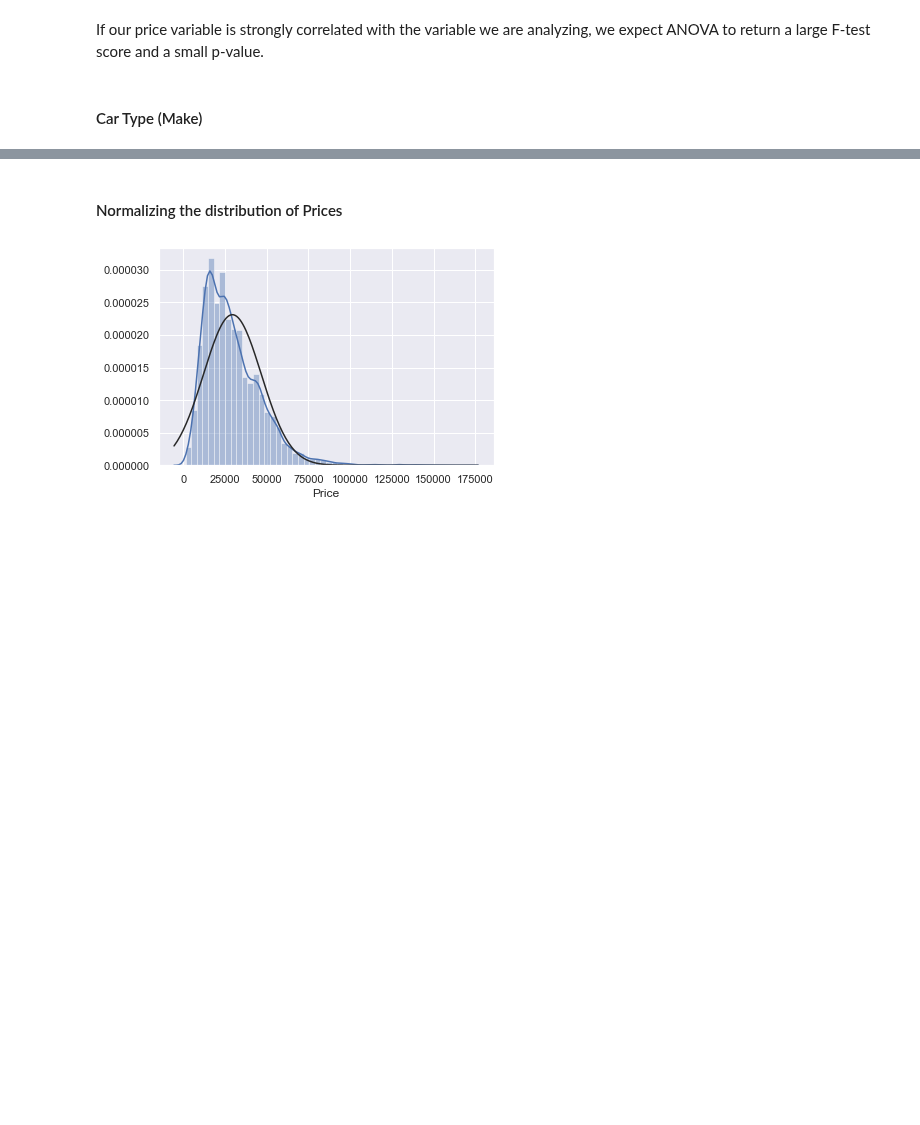
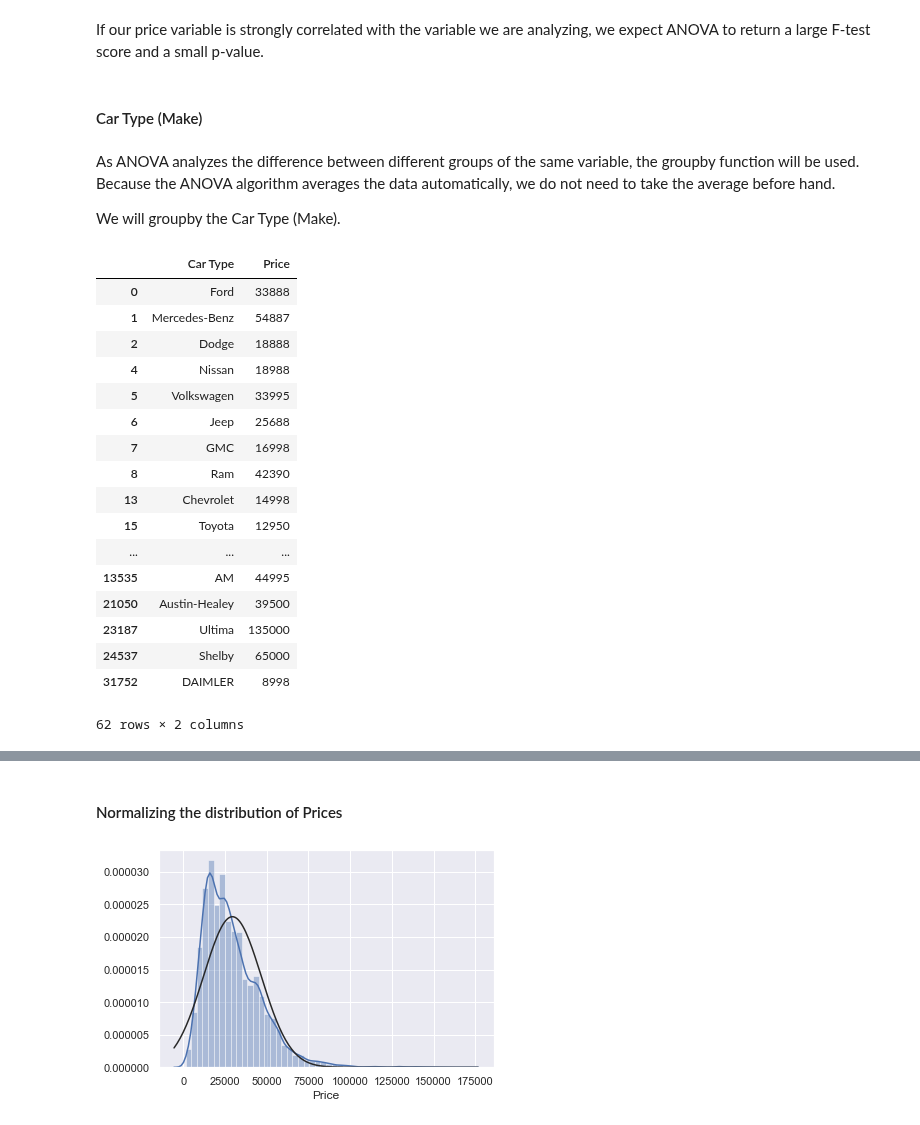
Before and after one commit to kavehamini/Used-Car-Price-Predictor, a Jupyter notebook: Analysis, Cleaning and Visualization of Used Honda Dataset obtained by Scraping Autotrader.ca.ipynb, the cells around one changed output, grey strips where cells are left out. Cells and saved outputs as stored; diff of their text form; code cells hidden in the pictures; blank space fills up the shorter version.

```diff
--- a/Analysis, Cleaning and Visualization of Used Honda Dataset obtained by Scraping Autotrader.ca.ipynb
+++ b/Analysis, Cleaning and Visualization of Used Honda Dataset obtained by Scraping Autotrader.ca.ipynb
@@ -613,3 +613,29 @@ P-value tells how statistically significant is our calculated score value.
 If our price variable is strongly correlated with the variable we are analyzing, we expect ANOVA to return a large F-test score and a small p-value.
 # %% [markdown]
 #### Car Type (Make)
+# %% [markdown]
+As ANOVA analyzes the difference between different groups of the same variable, the groupby function will be used. Because the ANOVA algorithm averages the data automatically, we do not need to take the average before hand.
+
+We will groupby the Car Type (Make).
+# %%
+df_group_makeprice = df_group_makemodel[['Car Type', 'Price']].groupby(['Car Type'])
+df_group_makeprice.head(1)
+# %% [output]
+|  | Car Type | Price |
+| 0 | Ford | 33888 |
+| 1 | Mercedes-Benz | 54887 |
+| 2 | Dodge | 18888 |
+| 4 | Nissan | 18988 |
+| 5 | Volkswagen | 33995 |
+| 6 | Jeep | 25688 |
+| 7 | GMC | 16998 |
+| 8 | Ram | 42390 |
+| 13 | Chevrolet | 14998 |
+| 15 | Toyota | 12950 |
+| ... | ... | ... |
+| 13535 | AM | 44995 |
+| 21050 | Austin-Healey | 39500 |
+| 23187 | Ultima | 135000 |
+| 24537 | Shelby | 65000 |
+| 31752 | DAIMLER | 8998 |
+62 rows × 2 columns
```
Also changed, not shown: parts of 14 cells of this notebook, 2 other files.
